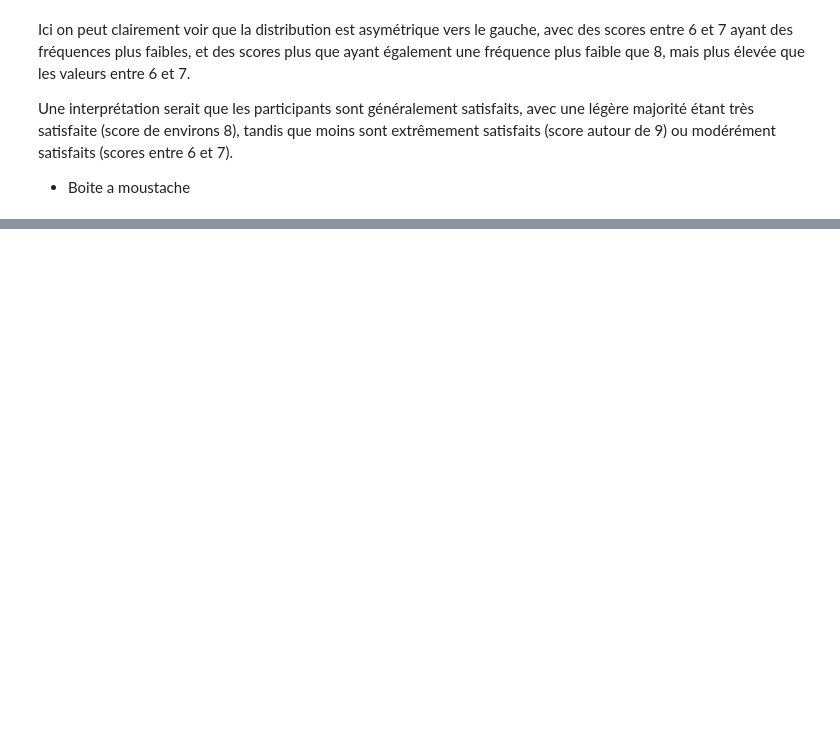
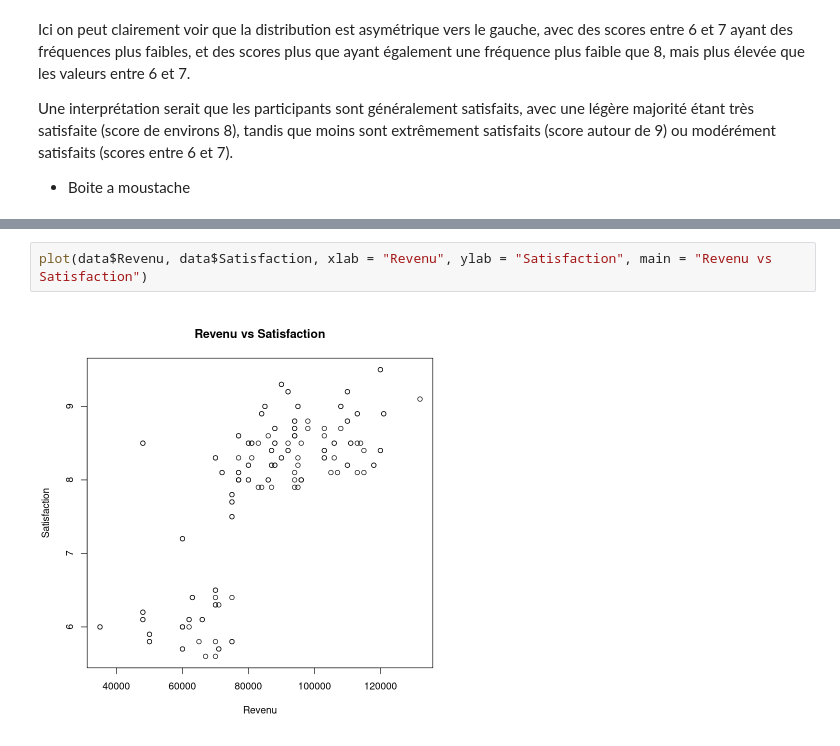
Before and after one commit to akram-elgh/Master-AIDC, a Jupyter notebook: sad/Revision/Revision.ipynb, the cells around one changed output, grey strips where cells are left out. Cells and saved outputs as stored; diff of their text form; blank space fills up the shorter version.

```diff
--- a/sad/Revision/Revision.ipynb
+++ b/sad/Revision/Revision.ipynb
@@ -227,0 +265,4 @@ Ces méthodes d'analyse bivariée permettent de découvrir et d'interpréter les
+# %%
+plot(data$Revenu, data$Satisfaction, xlab = "Revenu", ylab = "Satisfaction", main = "Revenu vs Satisfaction")
+# %% [output]
+[figure, added]
```
Also changed, not shown: parts of 27 cells of this notebook, 1 other file.
